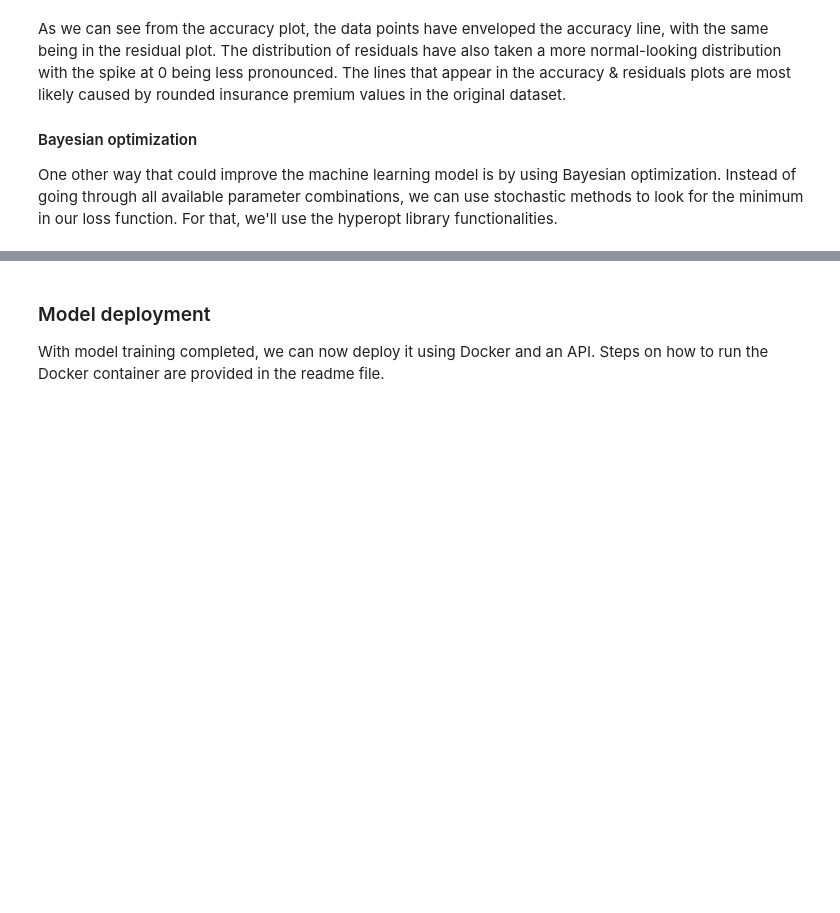
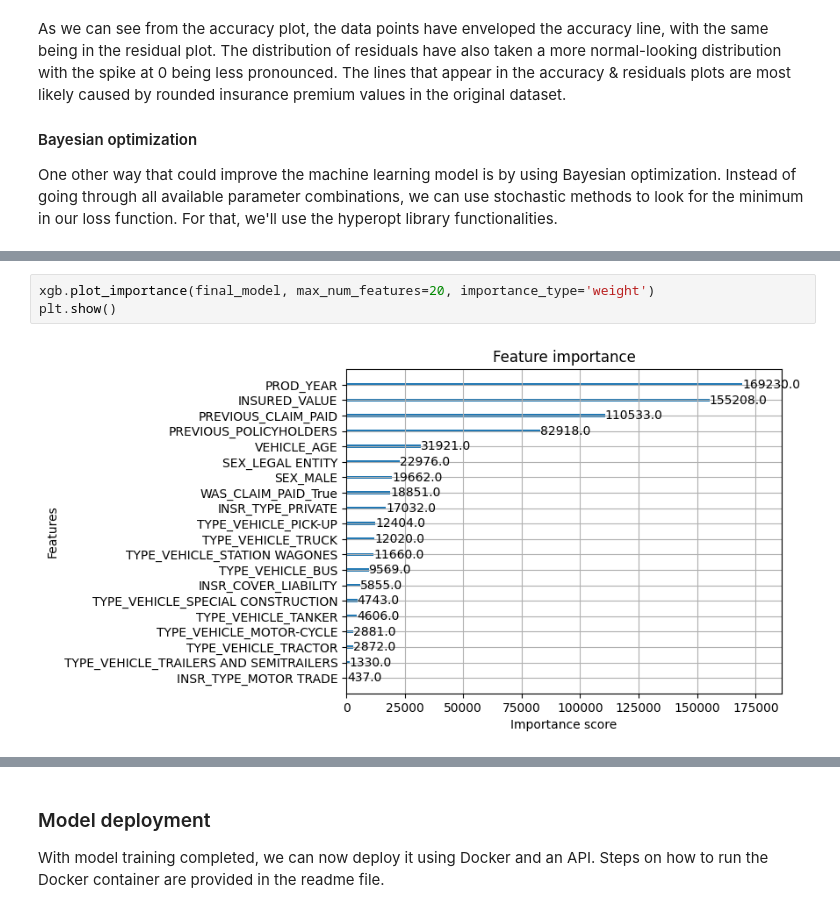
Before and after one commit to Mykolazaz/ethiopian-insurance-premiums, a Jupyter notebook: Basics.ipynb, the cells around one changed output, grey strips where cells are left out. Drawn from its saved outputs; the diff is of its cells as text; blank space fills up the shorter version.

```diff
--- a/Basics.ipynb
+++ b/Basics.ipynb
@@ -1360 +1346,6 @@ Final MAE: 0.27
+# %%
+xgb.plot_importance(final_model, max_num_features=20, importance_type='weight')
+plt.show()
+# %% [output]
+[figure, added]
 # %% [markdown]
```
Also changed, not shown: parts of 26 cells of this notebook.
